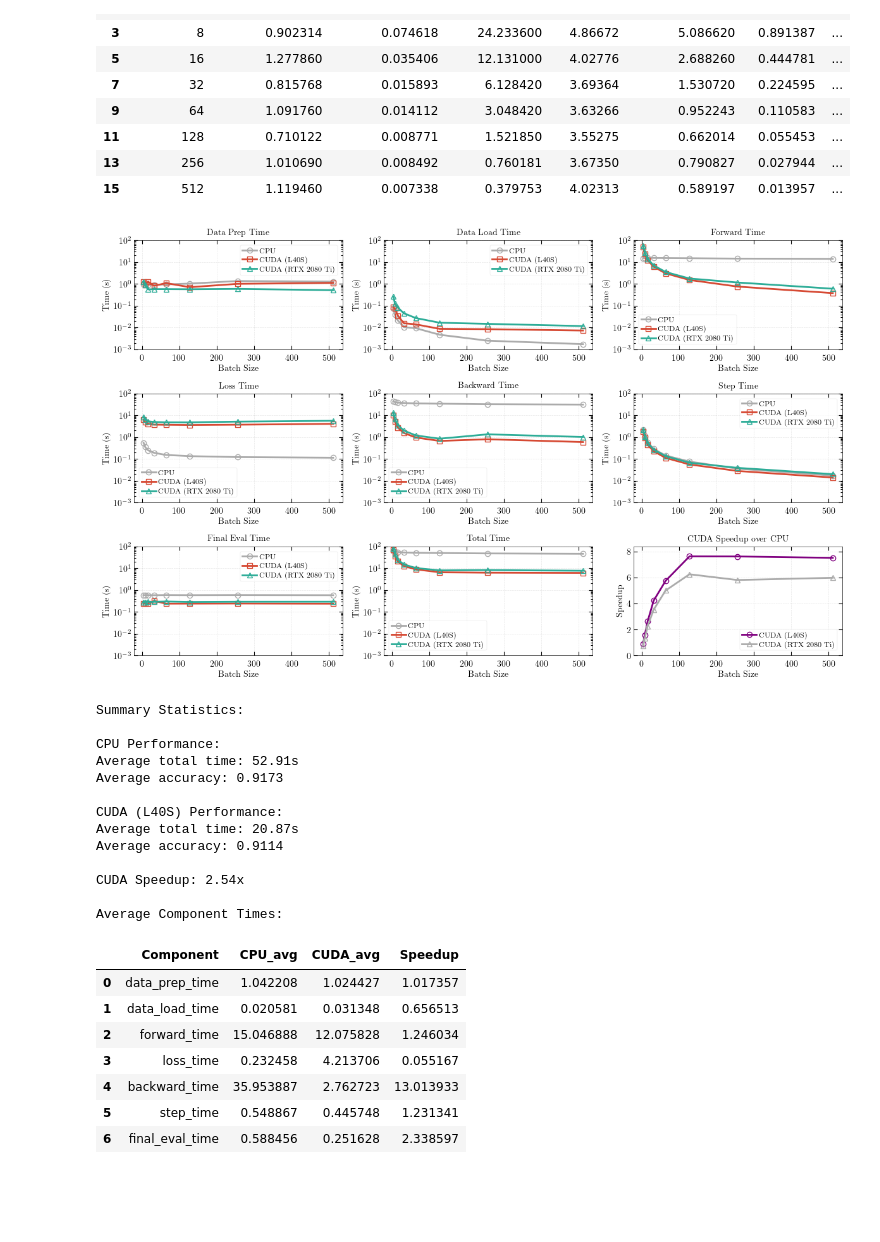
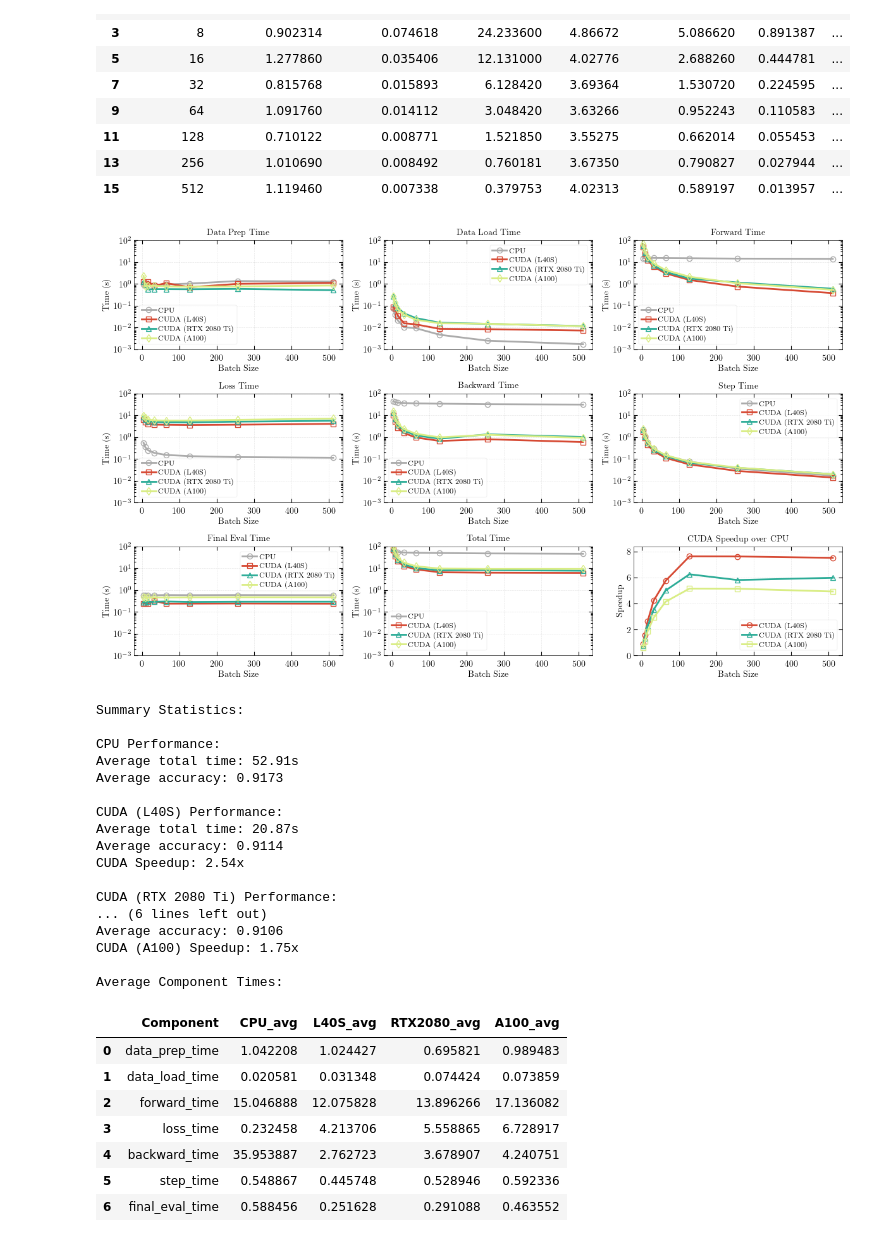
Before and after one commit to kneureither/cudann, a Jupyter notebook: eval.ipynb, the cells around one changed output. Cells and saved outputs as stored; diff of their text form; code cells hidden in the pictures; blank space fills up the shorter version.

Commit message:
added eval for a100

```diff
--- a/eval.ipynb
+++ b/eval.ipynb
@@ -172,9 +172,13 @@ axes = axes.flatten()
 cpu_color = Style.get_color(3, "2")
 cuda_color = Style.get_color(4, "2")
 third_color = Style.get_color(2, "2")
+a100_color = Style.get_color(7, "2")
 
 third_df = pd.read_csv("eval_rtx2080.csv")
 third_label = "CUDA (RTX 2080 Ti)"
+
+a100_df = pd.read_csv("eval_a100.csv")
+a100_label = "CUDA (A100)"
 
 for idx, component in enumerate(timing_components):
     ax = axes[idx]
@@ -189,6 +193,9 @@ for idx, component in enumerate(timing_components):
             ax.plot(cpu_df['batch_size'], third_speedup,
                     marker='^', label=third_label, color=third_color,
                     linewidth=2, markersize=6)
+        a100_speedup = cpu_df['total_time'].values / a100_df['total_time'].values
+        ax.plot(cpu_df['batch_size'], a100_speedup,
+                marker='s', label=a100_label, color=a100_color, linewidth=2, markersize=6)
         ax.set_ylabel('Speedup')
         ax.set_ylim(0, np.max(speedup_values)*1.1)
         ax.set_xlabel('Batch Size')
@@ -201,15 +208,19 @@ for idx, component in enumerate(timing_components):
     ax.plot(cpu_df['batch_size'], cpu_df[component],
             marker='o', label='CPU', color=cpu_color, linewidth=2, markersize=6)
 
-    # Plot CUDA data
+    # Plot L40S CUDA data
     ax.plot(cuda_df['batch_size'], cuda_df[component],
             marker='s', label='CUDA (L40S)', color=cuda_color, linewidth=2, markersize=6)
 
-    # Plot third dataset
-    if third_df is not None:
-        ax.plot(third_df['batch_size'], third_df[component],
-                marker='^', label=third_label, color=third_color,
-                linewidth=2, markersize=6)
+    # Plot RTX 2080 CUDA dataset
+    ax.plot(third_df['batch_size'], third_df[component],
+            marker='^', label=third_label, color=third_color,
+            linewidth=2, markersize=6)
+
+    # Plot A100 CUDA dataset
+    ax.plot(a100_df['batch_size'], a100_df[component],
+            marker='d', label=a100_label, color=a100_color, linewidth=2, markersize=6)
+
 
     # Formatting
     ax.set_xlabel('Batch Size')
@@ -223,39 +234,53 @@ for idx, component in enumerate(timing_components):
 
     ax.set_title(f'{component.replace("_", " ").title()}')
     ax.grid(True, alpha=0.3)
     ax.legend(fontsize='small')
 
 
 plt.tight_layout()
 plt.savefig(f'plt/{csv_name[:-4]}_performance_comparison.pdf', dpi=300, bbox_inches='tight')
 plt.savefig(f'plt/{csv_name[:-4]}_performance_comparison.png', dpi=300, bbox_inches='tight')
 plt.show()
 
 # Print summary statistics
 print("Summary Statistics:")
 print("\nCPU Performance:")
 print(f"Average total time: {cpu_df['total_time'].mean():.2f}s")
 print(f"Average accuracy: {cpu_df['accuracy'].mean():.4f}")
 
 print("\nCUDA (L40S) Performance:")
 print(f"Average total time: {cuda_df['total_time'].mean():.2f}s")
 print(f"Average accuracy: {cuda_df['accuracy'].mean():.4f}")
+speedup = cpu_df["total_time"].mean() / cuda_df["total_time"].mean()
+print(f"CUDA Speedup: {speedup:.2f}x")
 
-# Calculate speedup
-speedup = cpu_df['total_time'].mean() / cuda_df['total_time'].mean()
-print(f"\nCUDA Speedup: {speedup:.2f}x")
+
+print("\nCUDA (RTX 2080 Ti) Performance:")
+print(f"Average total time: {third_df['total_time'].mean():.2f}s")
+print(f"Average accuracy: {third_df['accuracy'].mean():.4f}")
+speedup_third = cpu_df["total_time"].mean() / third_df["total_time"].mean()
+print(f"CUDA (RTX 2080 Ti) Speedup: {speedup_third:.2f}x")
+
+print("\nCUDA (A100) Performance:")
+print(f"Average total time: {a100_df['total_time'].mean():.2f}s")
+print(f"Average accuracy: {a100_df['accuracy'].mean():.4f}")
+speedup_a100 = cpu_df["total_time"].mean() / a100_df["total_time"].mean()
+print(f"CUDA (A100) Speedup: {speedup_a100:.2f}x")
+
 
 # Breakdown by component (average across all batch sizes)
 print("\nAverage Component Times:")
 component_comparison = pd.DataFrame({
     'Component': timing_components[:-2],  # Exclude total_time and accuracy
     'CPU_avg': [cpu_df[comp].mean() for comp in timing_components[:-2]],
-    'CUDA_avg': [cuda_df[comp].mean() for comp in timing_components[:-2]]
+    'L40S_avg': [cuda_df[comp].mean() for comp in timing_components[:-2]],
+    'RTX2080_avg': [third_df[comp].mean() for comp in timing_components[:-2]],
+    'A100_avg': [a100_df[comp].mean() for comp in timing_components[:-2]],
 })
-component_comparison['Speedup'] = component_comparison['CPU_avg'] / component_comparison['CUDA_avg']
+# component_comparison['Speedup'] = component_comparison['CPU_avg'] / component_comparison['CUDA_avg']
 display(component_comparison)
 # %% [output]
-[figure, old version]
+[figure, new version]
 Summary Statistics:
 
 CPU Performance:
@@ -265,15 +290,19 @@ Average accuracy: 0.9173
 CUDA (L40S) Performance:
 Average total time: 20.87s
 Average accuracy: 0.9114
-
 CUDA Speedup: 2.54x
 
+CUDA (RTX 2080 Ti) Performance:
+... (6 lines left out)
+Average accuracy: 0.9106
+CUDA (A100) Speedup: 1.75x
+
 Average Component Times:
-|  | Component | CPU_avg | CUDA_avg | Speedup |
-| 0 | data_prep_time | 1.042208 | 1.024427 | 1.017357 |
-| 1 | data_load_time | 0.020581 | 0.031348 | 0.656513 |
-| 2 | forward_time | 15.046888 | 12.075828 | 1.246034 |
-| 3 | loss_time | 0.232458 | 4.213706 | 0.055167 |
-| 4 | backward_time | 35.953887 | 2.762723 | 13.013933 |
-| 5 | step_time | 0.548867 | 0.445748 | 1.231341 |
-| 6 | final_eval_time | 0.588456 | 0.251628 | 2.338597 |
+|  | Component | CPU_avg | L40S_avg | RTX2080_avg | A100_avg |
+| 0 | data_prep_time | 1.042208 | 1.024427 | 0.695821 | 0.989483 |
+| 1 | data_load_time | 0.020581 | 0.031348 | 0.074424 | 0.073859 |
+| 2 | forward_time | 15.046888 | 12.075828 | 13.896266 | 17.136082 |
+| 3 | loss_time | 0.232458 | 4.213706 | 5.558865 | 6.728917 |
+| 4 | backward_time | 35.953887 | 2.762723 | 3.678907 | 4.240751 |
+| 5 | step_time | 0.548867 | 0.445748 | 0.528946 | 0.592336 |
+| 6 | final_eval_time | 0.588456 | 0.251628 | 0.291088 | 0.463552 |
```
Also changed, not shown: 1 other file.
